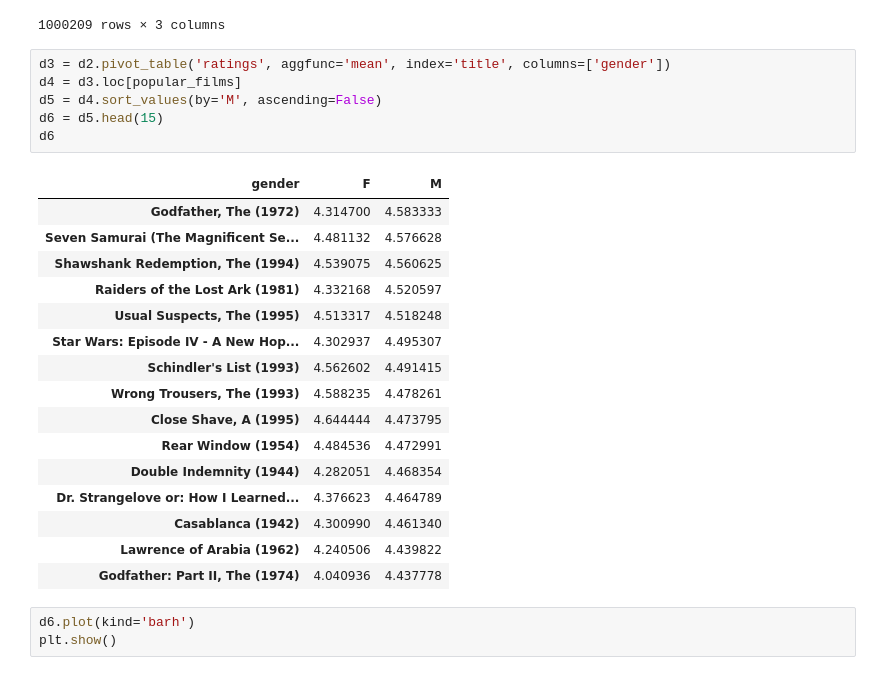
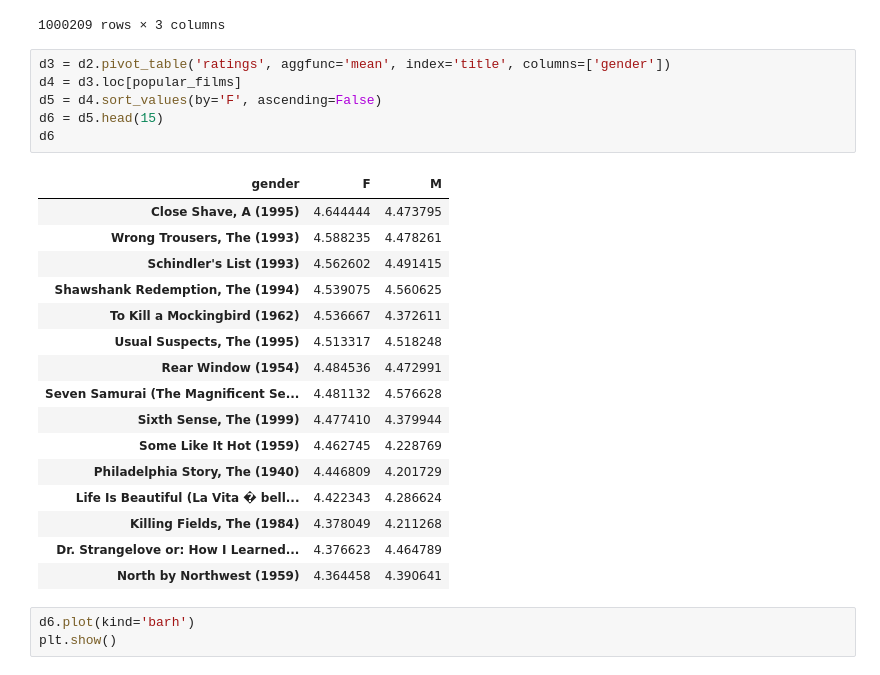
Before and after one commit to mehulchopradev/keyur-data-analytics, a Jupyter notebook: movies_analysis.ipynb, the cells around one changed output. Saved outputs shown, nothing was run; the diff lists cells and outputs as text.

```diff
--- a/movies_analysis.ipynb
+++ b/movies_analysis.ipynb
@@ -163,26 +163,26 @@ d2
 # %%
 d3 = d2.pivot_table('ratings', aggfunc='mean', index='title', columns=['gender'])
 d4 = d3.loc[popular_films]
-d5 = d4.sort_values(by='M', ascending=False)
+d5 = d4.sort_values(by='F', ascending=False)
 d6 = d5.head(15)
 d6
 # %% [output]
 | gender | F | M |
-| Godfather, The (1972) | 4.314700 | 4.583333 |
+| Close Shave, A (1995) | 4.644444 | 4.473795 |
+| Wrong Trousers, The (1993) | 4.588235 | 4.478261 |
+| Schindler's List (1993) | 4.562602 | 4.491415 |
+| Shawshank Redemption, The (1994) | 4.539075 | 4.560625 |
+| To Kill a Mockingbird (1962) | 4.536667 | 4.372611 |
+| Usual Suspects, The (1995) | 4.513317 | 4.518248 |
+| Rear Window (1954) | 4.484536 | 4.472991 |
 | Seven Samurai (The Magnificent Se... | 4.481132 | 4.576628 |
-| Shawshank Redemption, The (1994) | 4.539075 | 4.560625 |
-| Raiders of the Lost Ark (1981) | 4.332168 | 4.520597 |
-| Usual Suspects, The (1995) | 4.513317 | 4.518248 |
-| Star Wars: Episode IV - A New Hop... | 4.302937 | 4.495307 |
-| Schindler's List (1993) | 4.562602 | 4.491415 |
-| Wrong Trousers, The (1993) | 4.588235 | 4.478261 |
-| Close Shave, A (1995) | 4.644444 | 4.473795 |
-| Rear Window (1954) | 4.484536 | 4.472991 |
-| Double Indemnity (1944) | 4.282051 | 4.468354 |
+| Sixth Sense, The (1999) | 4.477410 | 4.379944 |
+| Some Like It Hot (1959) | 4.462745 | 4.228769 |
+| Philadelphia Story, The (1940) | 4.446809 | 4.201729 |
+| Life Is Beautiful (La Vita � bell... | 4.422343 | 4.286624 |
+| Killing Fields, The (1984) | 4.378049 | 4.211268 |
 | Dr. Strangelove or: How I Learned... | 4.376623 | 4.464789 |
-| Casablanca (1942) | 4.300990 | 4.461340 |
-| Lawrence of Arabia (1962) | 4.240506 | 4.439822 |
-| Godfather: Part II, The (1974) | 4.040936 | 4.437778 |
+| North by Northwest (1959) | 4.364458 | 4.390641 |
 # %%
 d6.plot(kind='barh')
 plt.show()
```
Also changed, not shown: parts of 2 cells of this notebook, 2 other files.
